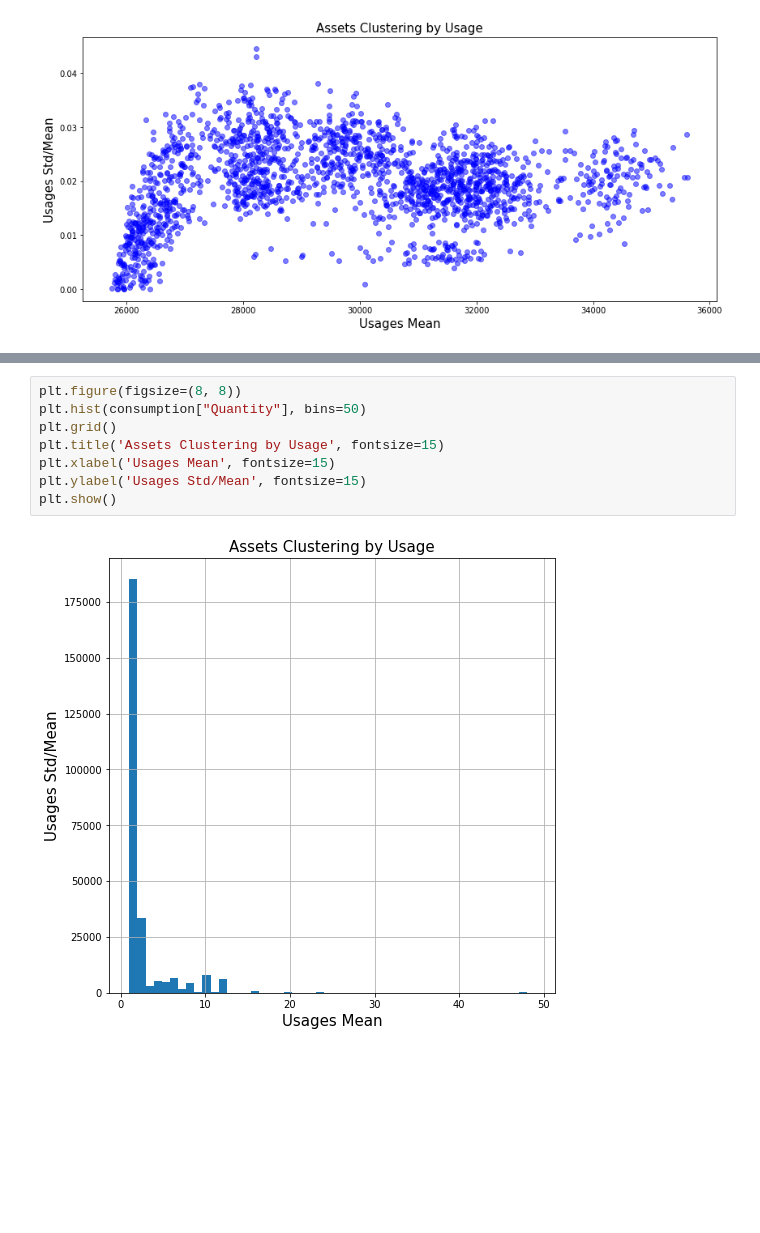
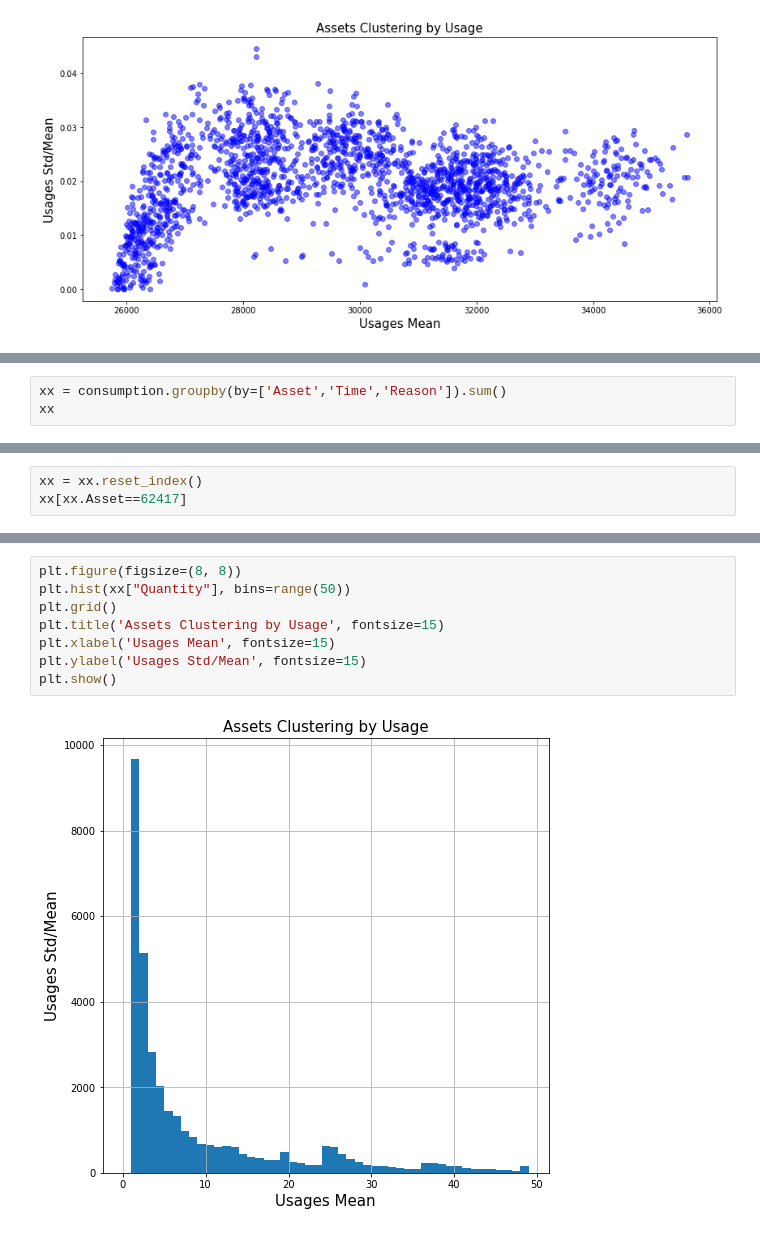
Before and after one commit to ronaldpereira/phm-challenge, a Jupyter notebook: 2014/src/PHM Article Reproduction.ipynb, the cells around one changed output, grey strips where cells are left out. Drawn from its saved outputs; the diff is of its cells as text; blank space fills up the shorter version.

Commit message:
Group consumption data by Asset, Time and Reason

```diff
--- a/2014/src/PHM Article Reproduction.ipynb
+++ b/2014/src/PHM Article Reproduction.ipynb
@@ -118,0 +135,3 @@ plt.show()
+# %%
+xx = consumption.groupby(by=['Asset','Time','Reason']).sum()
+xx
@@ -118,0 +153,3 @@ plt.show()
+# %%
+xx = xx.reset_index()
+xx[xx.Asset==62417]
@@ -119,10 +179,10 @@ plt.show()
 # %%
 plt.figure(figsize=(8, 8))
-plt.hist(consumption["Quantity"], bins=50)
+plt.hist(xx["Quantity"], bins=range(50))
 plt.grid()
 plt.title('Assets Clustering by Usage', fontsize=15)
 plt.xlabel('Usages Mean', fontsize=15)
 plt.ylabel('Usages Std/Mean', fontsize=15)
 plt.show()
 # %% [output]
-[figure, old version]
+[figure, new version]
```
Also changed, not shown: parts of 4 cells of this notebook.
